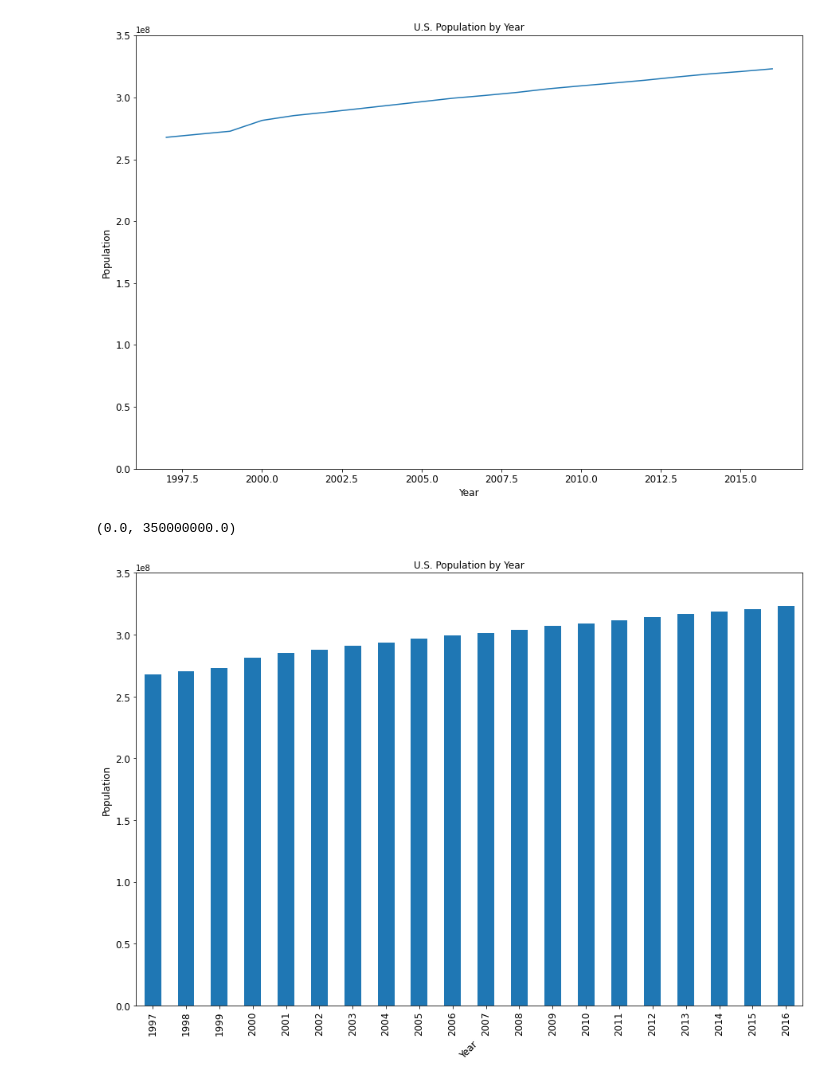
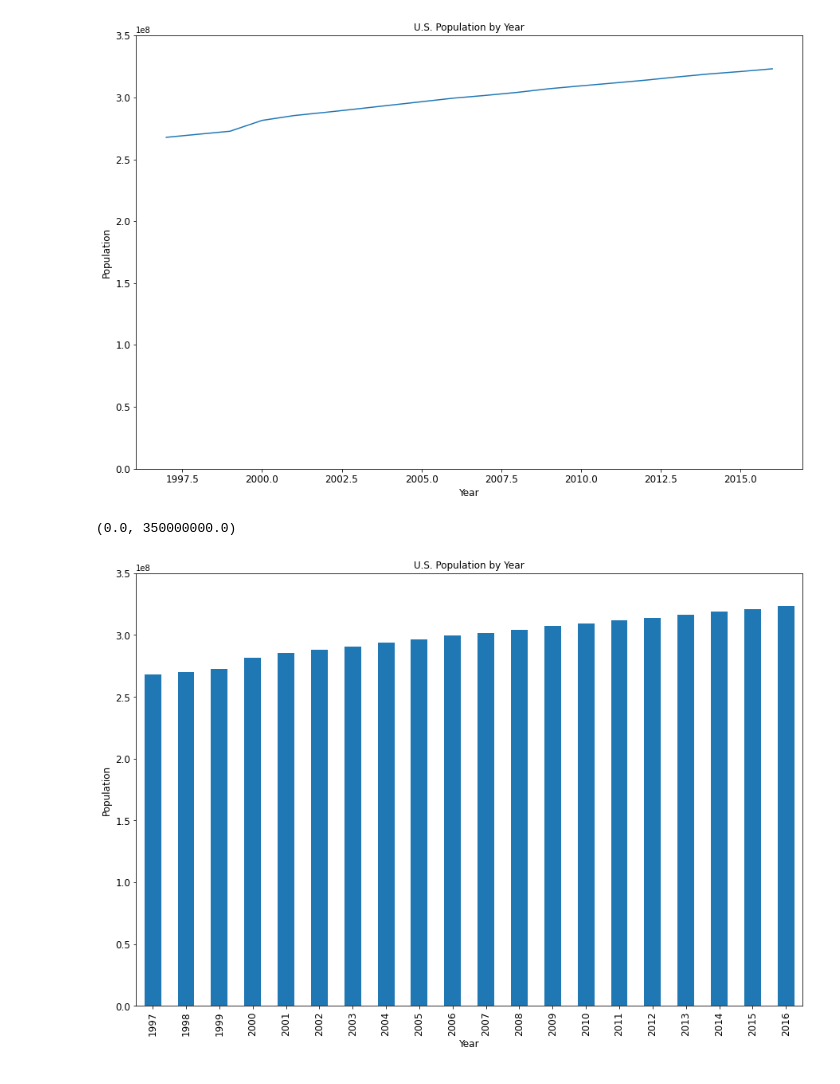
Before and after one commit to acfthomson/Practice, a Jupyter notebook: FBI_Crime_Stats/FBI_Crime_Data.ipynb, the cells around one changed output. Saved outputs shown, nothing was run; the diff lists cells and outputs as text; code cells hidden in the pictures.

```diff
--- a/FBI_Crime_Stats/FBI_Crime_Data.ipynb
+++ b/FBI_Crime_Stats/FBI_Crime_Data.ipynb
@@ -126,15 +144,15 @@ ax.set_ylim(0, 350000000)
 # %%
 # Create a bar chart
 x_labels=["Year"]
 ax = pop_year_df.plot(kind='bar', title='U.S. Population by Year', figsize=(15,10),
                       legend=False, fontsize=12)
 
 # Create labels for x- and y-axes
-ax.set_xlabel('Year', fontsize=12, rotation=45)
+ax.set_xlabel('Year', fontsize=12)
 ax.set_ylabel('Population', fontsize=12)
 
 # Set the y limit between 0 and 45
 ax.set_ylim(0, 350000000)
 # %% [output]
 (0.0, 350000000.0)
-[figure, old version]
+[figure, new version]
```
Also changed, not shown: parts of 10 cells of this notebook, 1 other file.
